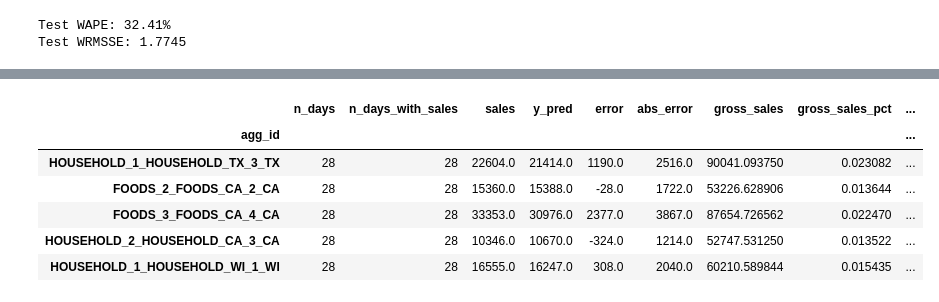
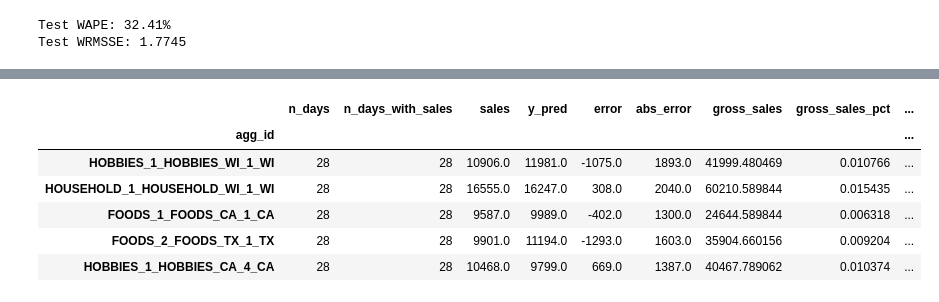
Before and after one commit to njimenez94/forecast-tfm, a Jupyter notebook: notebooks/03_predictions.ipynb, the cells around one changed output, grey strips where cells are left out. Saved outputs shown, nothing was run; the diff lists cells and outputs as text; code cells hidden in the pictures.

```diff
--- a/notebooks/03_predictions.ipynb
+++ b/notebooks/03_predictions.ipynb
@@ -125,12 +129,12 @@ df_metrics.head(5)
 | FOODS_3_FOODS_WI_2_WI | 28 | 28 | 67991.0 | 34452.0 | 33539.0 | 34051.0 | 154892.234375 | 0.039706 | ... |
 | FOODS_3_FOODS_CA_2_CA | 28 | 28 | 57132.0 | 33263.0 | 23869.0 | 23975.0 | 146760.937500 | 0.037622 | ... |
 # %%
-df_metrics.nsmallest(5,'wape')
+df_metrics.nsmallest(5,'wrmsse')
 # %% [output]
 |  | n_days | n_days_with_sales | sales | y_pred | error | abs_error | gross_sales | gross_sales_pct | ... |
 | agg_id |  |  |  |  |  |  |  |  | ... |
-| HOUSEHOLD_1_HOUSEHOLD_TX_3_TX | 28 | 28 | 22604.0 | 21414.0 | 1190.0 | 2516.0 | 90041.093750 | 0.023082 | ... |
-| FOODS_2_FOODS_CA_2_CA | 28 | 28 | 15360.0 | 15388.0 | -28.0 | 1722.0 | 53226.628906 | 0.013644 | ... |
-| FOODS_3_FOODS_CA_4_CA | 28 | 28 | 33353.0 | 30976.0 | 2377.0 | 3867.0 | 87654.726562 | 0.022470 | ... |
-| HOUSEHOLD_2_HOUSEHOLD_CA_3_CA | 28 | 28 | 10346.0 | 10670.0 | -324.0 | 1214.0 | 52747.531250 | 0.013522 | ... |
+| HOBBIES_1_HOBBIES_WI_1_WI | 28 | 28 | 10906.0 | 11981.0 | -1075.0 | 1893.0 | 41999.480469 | 0.010766 | ... |
 | HOUSEHOLD_1_HOUSEHOLD_WI_1_WI | 28 | 28 | 16555.0 | 16247.0 | 308.0 | 2040.0 | 60210.589844 | 0.015435 | ... |
+| FOODS_1_FOODS_CA_1_CA | 28 | 28 | 9587.0 | 9989.0 | -402.0 | 1300.0 | 24644.589844 | 0.006318 | ... |
+| FOODS_2_FOODS_TX_1_TX | 28 | 28 | 9901.0 | 11194.0 | -1293.0 | 1603.0 | 35904.660156 | 0.009204 | ... |
+| HOBBIES_1_HOBBIES_CA_4_CA | 28 | 28 | 10468.0 | 9799.0 | 669.0 | 1387.0 | 40467.789062 | 0.010374 | ... |
```
Also changed, not shown: parts of 7 cells of this notebook, 7 other files.
